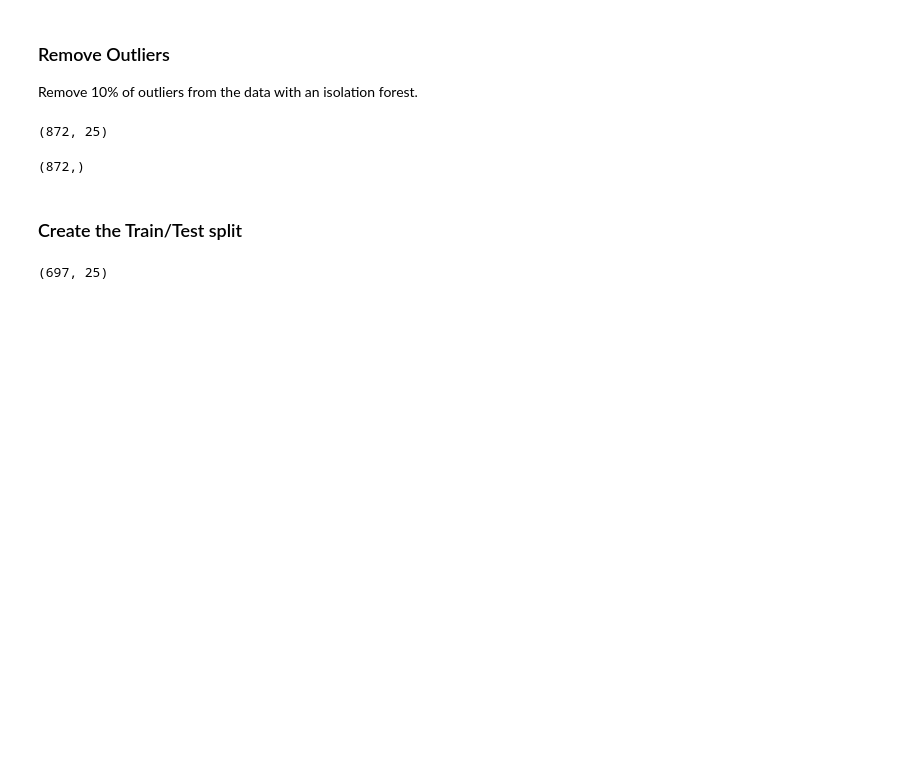
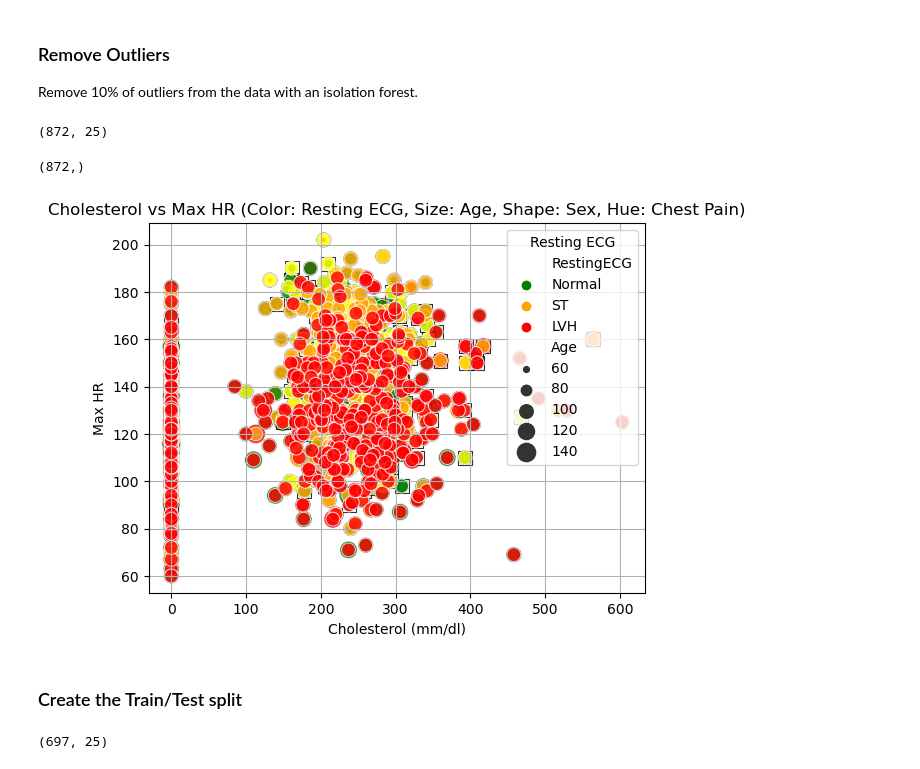
Before and after one commit to JonMike8/ISE490-Final, a Jupyter notebook: ISE_FinalProj_Code.ipynb, the cells around one changed output. Drawn from its saved outputs; the diff is of its cells as text; code cells hidden in the pictures; blank space fills up the shorter version.

```diff
--- a/ISE_FinalProj_Code.ipynb
+++ b/ISE_FinalProj_Code.ipynb
@@ -102,6 +102,47 @@ X_filtered.shape
 y_filtered.shape
 # %% [output]
 (872,)
+# %%
+import pandas as pd
+import seaborn as sns
+import matplotlib.pyplot as plt
+
+# Define color palette for categorical variables
+palette = {'M': 'blue', 'F': 'pink'}
+chest_pain_palette = {'TA': 'green', 'ATA': 'yellow', 'NAP': 'orange', 'ASY': 'red'}
+resting_ecg_palette = {'Normal': 'green', 'ST': 'orange', 'LVH': 'red'}
+
+# Map categorical variables to colors
+df_heart['Sex_Color'] = df_heart['Sex'].map(palette)
+df_heart['ChestPain_Color'] = df_heart['ChestPain'].map(chest_pain_palette)
+df_heart['RestingECG_Color'] = df_heart['RestingECG'].map(resting_ecg_palette)
+
+# Define point sizes based on Age
+sizes = df_heart['Age'] * 2
+
+# Plot
+sns.scatterplot(x='Cholesterol', y='MaxHR', hue='RestingECG', palette=resting_ecg_palette, size=sizes, sizes=(10, 200), data=df_heart, legend='brief', alpha=0.8)
+
+# Customize legend
+plt.legend(title='Resting ECG')
+
+# Add Sex as shape marker
+markers = {'M': 'o', 'F': 's'}
+for category, marker in markers.items():
+    sns.scatterplot(x='Cholesterol', y='MaxHR', color='none', style='Sex', markers={category: marker}, data=df_heart[df_heart['Sex'] == category], legend=False, edgecolor='black', s=100, alpha=0.8)
+
+# Add ChestPain as hue
+for category, color in chest_pain_palette.items():
+    sns.scatterplot(x='Cholesterol', y='MaxHR', color='none', hue='ChestPain', palette={category: color}, data=df_heart[df_heart['ChestPain'] == category], legend=False, s=100, alpha=0.8)
+
+# Add labels and title
+plt.xlabel('Cholesterol (mm/dl)')
+plt.ylabel('Max HR')
+plt.title('Cholesterol vs Max HR (Color: Resting ECG, Size: Age, Shape: Sex, Hue: Chest Pain)')
+plt.grid(True)
+plt.show()
+# %% [output]
+[figure, added]
 # %% [markdown]
 ### Create the Train/Test split
 # %%
```
Also changed, not shown: parts of 14 cells of this notebook.
